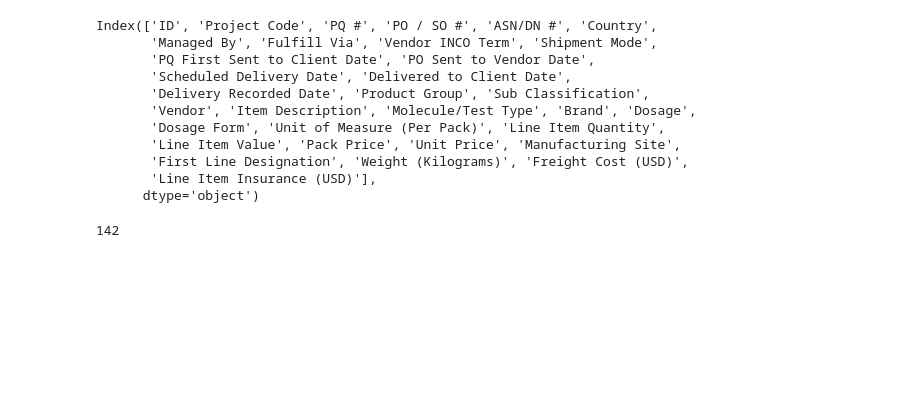
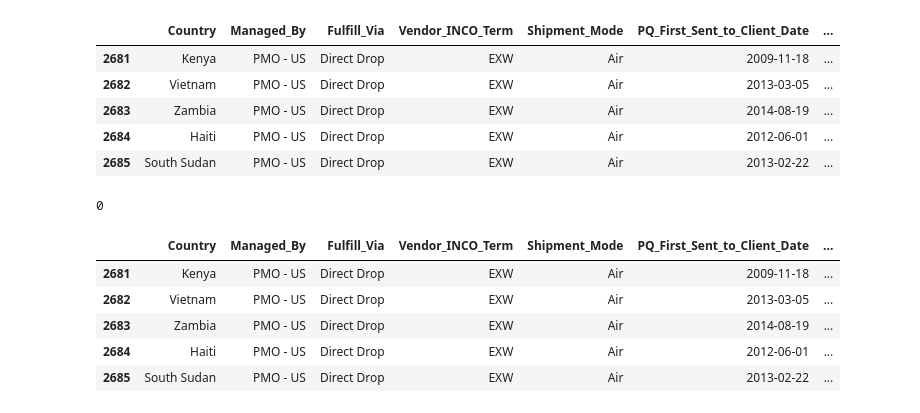
Before and after one commit to Mitesh512/SCM_Shipment, a Jupyter notebook: SCM_Data_Engg.ipynb, the cells around one changed output. Saved outputs shown, nothing was run; the diff lists cells and outputs as text; code cells hidden in the pictures; blank space fills up the shorter version.

```diff
--- a/SCM_Data_Engg.ipynb
+++ b/SCM_Data_Engg.ipynb
@@ -64,0 +93,4 @@ df.describe()
+# %%
+df = df[df['PQ_First_Sent_to_Client_Date'] != 'Pre-PQ Process']
+# %%
+df=df[df['PQ_First_Sent_to_Client_Date'] != 'Date Not Captured']
@@ -65,18 +120,9 @@ df.describe()
 # %%
-df.columns
+df.head()
 # %% [output]
-Index(['ID', 'Project Code', 'PQ #', 'PO / SO #', 'ASN/DN #', 'Country',
-       'Managed By', 'Fulfill Via', 'Vendor INCO Term', 'Shipment Mode',
-       'PQ First Sent to Client Date', 'PO Sent to Vendor Date',
-       'Scheduled Delivery Date', 'Delivered to Client Date',
-       'Delivery Recorded Date', 'Product Group', 'Sub Classification',
-       'Vendor', 'Item Description', 'Molecule/Test Type', 'Brand', 'Dosage',
-       'Dosage Form', 'Unit of Measure (Per Pack)', 'Line Item Quantity',
-       'Line Item Value', 'Pack Price', 'Unit Price', 'Manufacturing Site',
-       'First Line Designation', 'Weight (Kilograms)', 'Freight Cost (USD)',
-       'Line Item Insurance (USD)'],
-      dtype='object')
+|  | Country | Managed_By | Fulfill_Via | Vendor_INCO_Term | Shipment_Mode | PQ_First_Sent_to_Client_Date | ... |
+| 2681 | Kenya | PMO - US | Direct Drop | EXW | Air | 2009-11-18 | ... |
+| 2682 | Vietnam | PMO - US | Direct Drop | EXW | Air | 2013-03-05 | ... |
+| 2683 | Zambia | PMO - US | Direct Drop | EXW | Air | 2014-08-19 | ... |
+| 2684 | Haiti | PMO - US | Direct Drop | EXW | Air | 2012-06-01 | ... |
+| 2685 | South Sudan | PMO - US | Direct Drop | EXW | Air | 2013-02-22 | ... |
-# %%
-df['Project Code'].value_counts().count()
-# %% [output]
-142
@@ -82,0 +131,13 @@ df['Project Code'].value_counts().count()
+# %%
+df['Dosage'].isnull().sum()
+# %% [output]
+0
+# %%
+df.head()
+# %% [output]
+|  | Country | Managed_By | Fulfill_Via | Vendor_INCO_Term | Shipment_Mode | PQ_First_Sent_to_Client_Date | ... |
+| 2681 | Kenya | PMO - US | Direct Drop | EXW | Air | 2009-11-18 | ... |
+| 2682 | Vietnam | PMO - US | Direct Drop | EXW | Air | 2013-03-05 | ... |
+| 2683 | Zambia | PMO - US | Direct Drop | EXW | Air | 2014-08-19 | ... |
+| 2684 | Haiti | PMO - US | Direct Drop | EXW | Air | 2012-06-01 | ... |
+| 2685 | South Sudan | PMO - US | Direct Drop | EXW | Air | 2013-02-22 | ... |
```
Also changed, not shown: parts of 34 cells of this notebook.
